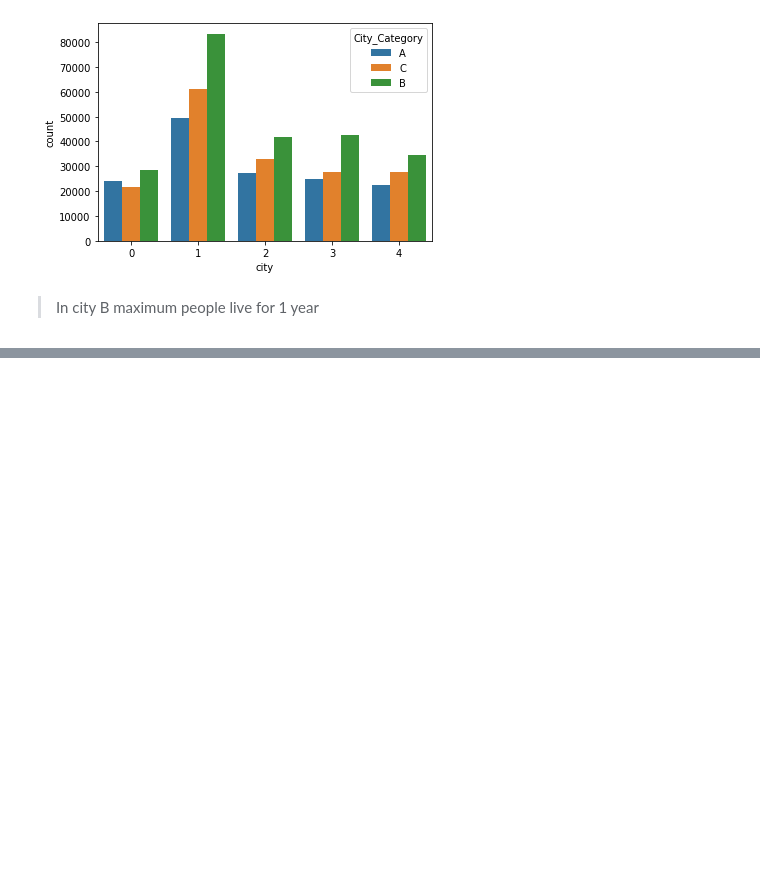
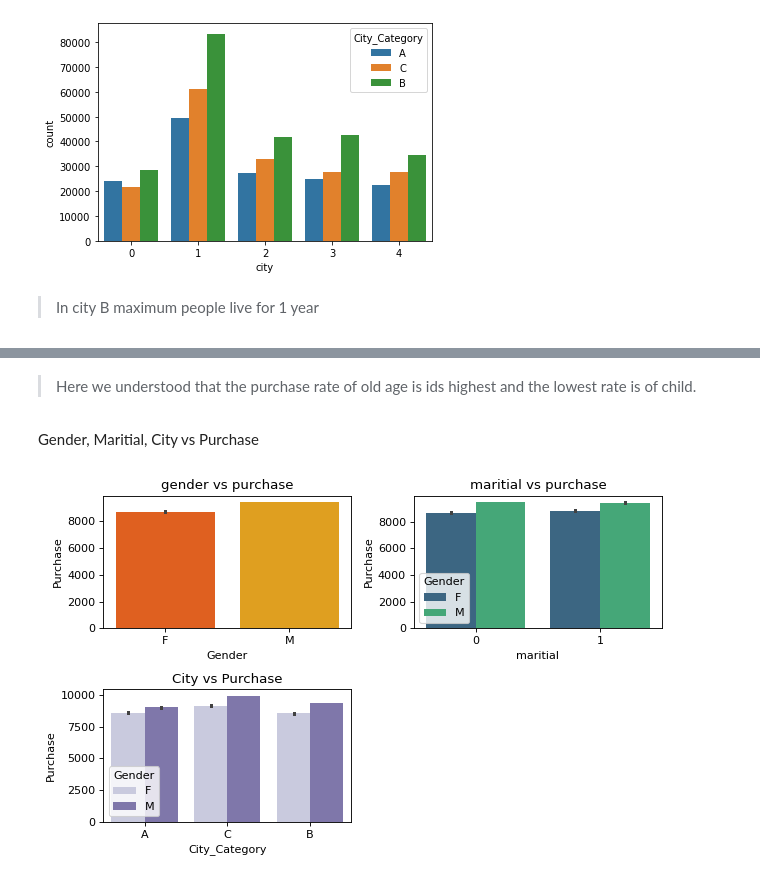
Before and after one commit to AnvithAnvi/Black-Friday-Sale-EDA, a Jupyter notebook: BF_Sale_EDA.ipynb, the cells around one changed output, grey strips where cells are left out. Cells and saved outputs as stored; diff of their text form; code cells hidden in the pictures; blank space fills up the shorter version.

```diff
--- a/BF_Sale_EDA.ipynb
+++ b/BF_Sale_EDA.ipynb
@@ -549,0 +559,22 @@ sns.countplot(x = 'city',data = data,hue='City_Category')
+# %% [markdown]
+> Here we understood that the purchase rate of old age is ids highest and the lowest rate is of child.
+# %% [markdown]
+Gender, Maritial, City vs Purchase
+# %%
+plt.figure(figsize=(8,5),dpi=80)
+plt.subplot(2,2,1)
+plt.title('gender vs purchase')
+sns.barplot(x='Gender',y='Purchase',data=data,palette='autumn')
+
+plt.subplot(2,2,2)
+plt.title('maritial vs purchase')
+sns.barplot(x='maritial',y='Purchase',hue='Gender',data=data,palette='viridis')
+
+plt.subplot(2,2,3)
+plt.title('City vs Purchase')
+sns.barplot(data=data,x='City_Category',y='Purchase',hue='Gender',palette='Purples')
+
+plt.tight_layout()
+plt.show()
+# %% [output]
+[figure, added]
```
Also changed, not shown: parts of 8 cells of this notebook.
